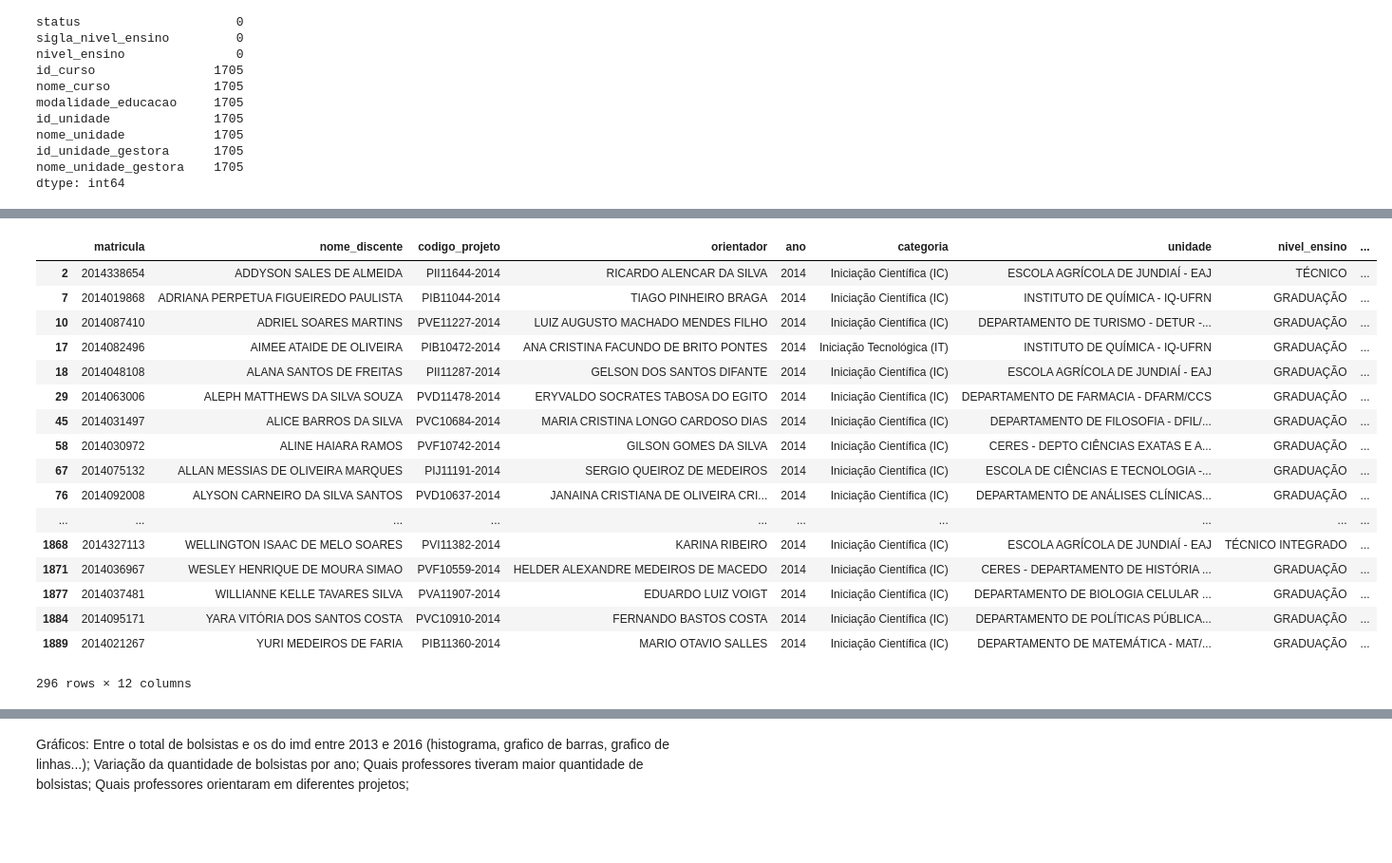
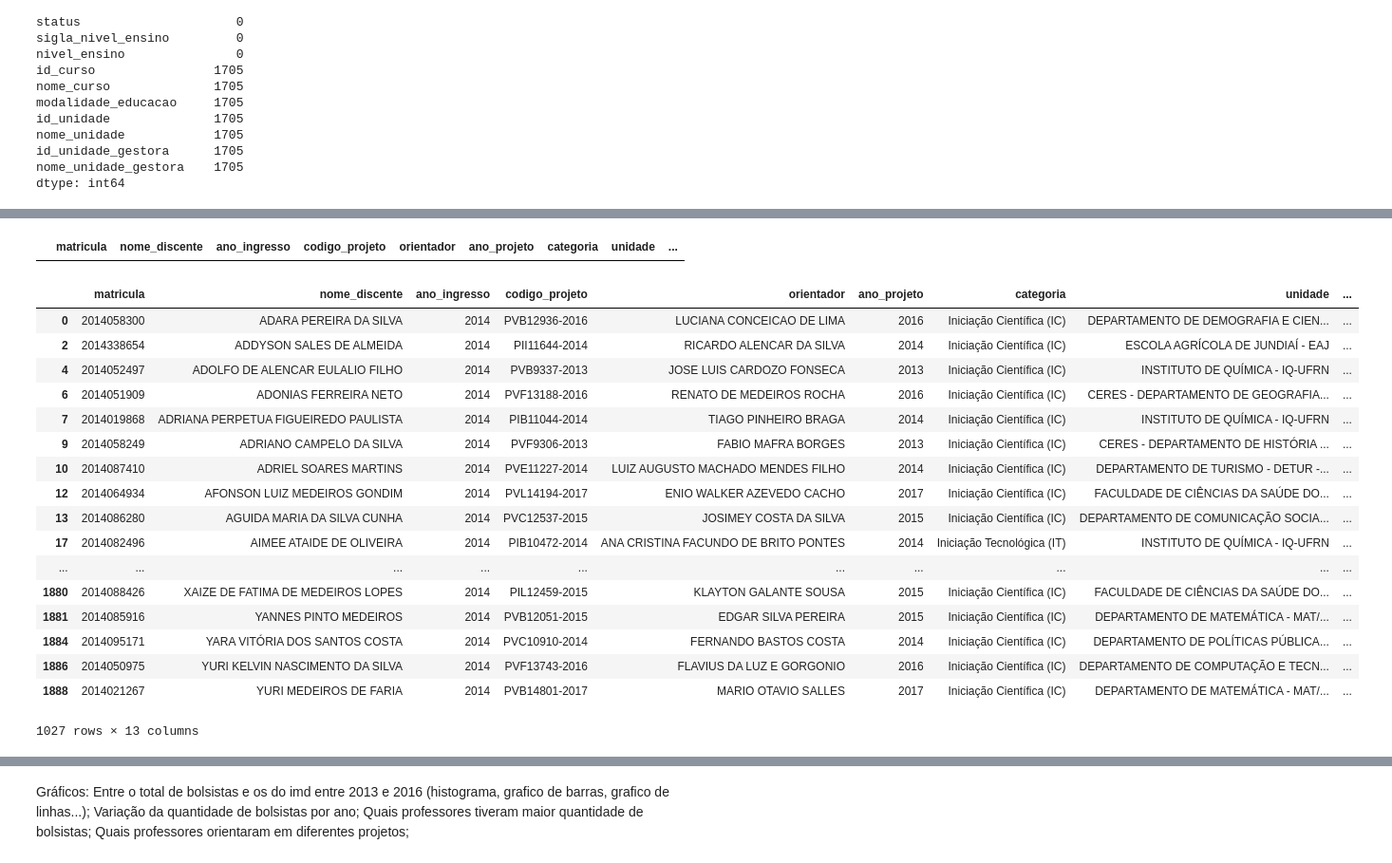
Before and after one commit to patysayonara/PROB_TRABALHO, a Jupyter notebook: Trabalho.ipynb, the cells around one changed output, grey strips where cells are left out. Shown at 95% size. Cells and saved outputs as stored; diff of their text form; code cells hidden in the pictures; blank space fills up the shorter version.

```diff
--- a/Trabalho.ipynb
+++ b/Trabalho.ipynb
@@ -30,6 +30,7 @@ bolsistas
 26712 rows × 21 columns
 # %%
 bolsistas.rename(columns={'status':'status_projeto'}, inplace=True)
+bolsistas.rename(columns={'ano': 'ano_projeto'}, inplace=True)
 # %%
 bolsistas
 # %% [output]
@@ -483,26 +484,29 @@ bolsistas_discentes2013
+# %%
+bolsistas_discentes2013[(bolsistas_discentes2013.matricula.duplicated() == True) & (bolsistas_discentes2013.codigo_projeto.duplicated() == True)]
+# %% [output]
+|  | matricula | nome_discente | ano_ingresso | codigo_projeto | orientador | ano_projeto | categoria | unidade | ... |
 # %%
-colunas = ["matricula", "nome_discente", "codigo_projeto", "orientador", "ano", "categoria", "unidade", "nivel_ensino", "status", "nome_curso", "nome_unidade", "nome_unidade_gestora"]
+colunas = ["matricula", "nome_discente", "ano_ingresso", "codigo_projeto", "orientador", "ano_projeto", "categoria", "unidade", "nivel_ensino", "status", "nome_curso", "nome_unidade", "nome_unidade_gestora"]
 merge_bolsistas_discentes2014 = pd.merge(bolsistas, discentes2014, on='matricula')[colunas]
-bolsistas_discentes2014 = merge_bolsistas_discentes2014[merge_bolsistas_discentes2014.ano == 2014]
-bolsistas_discentes2014 = bolsistas_discentes2014[~bolsistas_discentes2014.nome_discente.duplicated()]
+bolsistas_discentes2014 = merge_bolsistas_discentes2014[~merge_bolsistas_discentes2014.matricula.duplicated()]
 bolsistas_discentes2014
 # %% [output]
-|  | matricula | nome_discente | codigo_projeto | orientador | ano | categoria | unidade | nivel_ensino | ... |
-| 2 | 2014338654 | ADDYSON SALES DE ALMEIDA | PII11644-2014 | RICARDO ALENCAR DA SILVA | 2014 | Iniciação Científica (IC) | ESCOLA AGRÍCOLA DE JUNDIAÍ - EAJ | TÉCNICO | ... |
-| 7 | 2014019868 | ADRIANA PERPETUA FIGUEIREDO PAULISTA | PIB11044-2014 | TIAGO PINHEIRO BRAGA | 2014 | Iniciação Científica (IC) | INSTITUTO DE QUÍMICA - IQ-UFRN | GRADUAÇÃO | ... |
-| 10 | 2014087410 | ADRIEL SOARES MARTINS | PVE11227-2014 | LUIZ AUGUSTO MACHADO MENDES FILHO | 2014 | Iniciação Científica (IC) | DEPARTAMENTO DE TURISMO - DETUR -... | GRADUAÇÃO | ... |
-| 17 | 2014082496 | AIMEE ATAIDE DE OLIVEIRA | PIB10472-2014 | ANA CRISTINA FACUNDO DE BRITO PONTES | 2014 | Iniciação Tecnológica (IT) | INSTITUTO DE QUÍMICA - IQ-UFRN | GRADUAÇÃO | ... |
-| 18 | 2014048108 | ALANA SANTOS DE FREITAS | PII11287-2014 | GELSON DOS SANTOS DIFANTE | 2014 | Iniciação Científica (IC) | ESCOLA AGRÍCOLA DE JUNDIAÍ - EAJ | GRADUAÇÃO | ... |
-| 29 | 2014063006 | ALEPH MATTHEWS DA SILVA SOUZA | PVD11478-2014 | ERYVALDO SOCRATES TABOSA DO EGITO | 2014 | Iniciação Científica (IC) | DEPARTAMENTO DE FARMACIA - DFARM/CCS | GRADUAÇÃO | ... |
-| 45 | 2014031497 | ALICE BARROS DA SILVA | PVC10684-2014 | MARIA CRISTINA LONGO CARDOSO DIAS | 2014 | Iniciação Científica (IC) | DEPARTAMENTO DE FILOSOFIA - DFIL/... | GRADUAÇÃO | ... |
-| 58 | 2014030972 | ALINE HAIARA RAMOS | PVF10742-2014 | GILSON GOMES DA SILVA | 2014 | Iniciação Científica (IC) | CERES - DEPTO CIÊNCIAS EXATAS E A... | GRADUAÇÃO | ... |
-| 67 | 2014075132 | ALLAN MESSIAS DE OLIVEIRA MARQUES | PIJ11191-2014 | SERGIO QUEIROZ DE MEDEIROS | 2014 | Iniciação Científica (IC) | ESCOLA DE CIÊNCIAS E TECNOLOGIA -... | GRADUAÇÃO | ... |
-| 76 | 2014092008 | ALYSON CARNEIRO DA SILVA SANTOS | PVD10637-2014 | JANAINA CRISTIANA DE OLIVEIRA CRI... | 2014 | Iniciação Científica (IC) | DEPARTAMENTO DE ANÁLISES CLÍNICAS... | GRADUAÇÃO | ... |
+|  | matricula | nome_discente | ano_ingresso | codigo_projeto | orientador | ano_projeto | categoria | unidade | ... |
+| 0 | 2014058300 | ADARA PEREIRA DA SILVA | 2014 | PVB12936-2016 | LUCIANA CONCEICAO DE LIMA | 2016 | Iniciação Científica (IC) | DEPARTAMENTO DE DEMOGRAFIA E CIEN... | ... |
+| 2 | 2014338654 | ADDYSON SALES DE ALMEIDA | 2014 | PII11644-2014 | RICARDO ALENCAR DA SILVA | 2014 | Iniciação Científica (IC) | ESCOLA AGRÍCOLA DE JUNDIAÍ - EAJ | ... |
+| 4 | 2014052497 | ADOLFO DE ALENCAR EULALIO FILHO | 2014 | PVB9337-2013 | JOSE LUIS CARDOZO FONSECA | 2013 | Iniciação Científica (IC) | INSTITUTO DE QUÍMICA - IQ-UFRN | ... |
+| 6 | 2014051909 | ADONIAS FERREIRA NETO | 2014 | PVF13188-2016 | RENATO DE MEDEIROS ROCHA | 2016 | Iniciação Científica (IC) | CERES - DEPARTAMENTO DE GEOGRAFIA... | ... |
+| 7 | 2014019868 | ADRIANA PERPETUA FIGUEIREDO PAULISTA | 2014 | PIB11044-2014 | TIAGO PINHEIRO BRAGA | 2014 | Iniciação Científica (IC) | INSTITUTO DE QUÍMICA - IQ-UFRN | ... |
+| 9 | 2014058249 | ADRIANO CAMPELO DA SILVA | 2014 | PVF9306-2013 | FABIO MAFRA BORGES | 2013 | Iniciação Científica (IC) | CERES - DEPARTAMENTO DE HISTÓRIA ... | ... |
+| 10 | 2014087410 | ADRIEL SOARES MARTINS | 2014 | PVE11227-2014 | LUIZ AUGUSTO MACHADO MENDES FILHO | 2014 | Iniciação Científica (IC) | DEPARTAMENTO DE TURISMO - DETUR -... | ... |
+| 12 | 2014064934 | AFONSON LUIZ MEDEIROS GONDIM | 2014 | PVL14194-2017 | ENIO WALKER AZEVEDO CACHO | 2017 | Iniciação Científica (IC) | FACULDADE DE CIÊNCIAS DA SAÚDE DO... | ... |
+| 13 | 2014086280 | AGUIDA MARIA DA SILVA CUNHA | 2014 | PVC12537-2015 | JOSIMEY COSTA DA SILVA | 2015 | Iniciação Científica (IC) | DEPARTAMENTO DE COMUNICAÇÃO SOCIA... | ... |
+| 17 | 2014082496 | AIMEE ATAIDE DE OLIVEIRA | 2014 | PIB10472-2014 | ANA CRISTINA FACUNDO DE BRITO PONTES | 2014 | Iniciação Tecnológica (IT) | INSTITUTO DE QUÍMICA - IQ-UFRN | ... |
 | ... | ... | ... | ... | ... | ... | ... | ... | ... | ... |
-| 1868 | 2014327113 | WELLINGTON ISAAC DE MELO SOARES | PVI11382-2014 | KARINA RIBEIRO | 2014 | Iniciação Científica (IC) | ESCOLA AGRÍCOLA DE JUNDIAÍ - EAJ | TÉCNICO INTEGRADO | ... |
-| 1871 | 2014036967 | WESLEY HENRIQUE DE MOURA SIMAO | PVF10559-2014 | HELDER ALEXANDRE MEDEIROS DE MACEDO | 2014 | Iniciação Científica (IC) | CERES - DEPARTAMENTO DE HISTÓRIA ... | GRADUAÇÃO | ... |
-| 1877 | 2014037481 | WILLIANNE KELLE TAVARES SILVA | PVA11907-2014 | EDUARDO LUIZ VOIGT | 2014 | Iniciação Científica (IC) | DEPARTAMENTO DE BIOLOGIA CELULAR ... | GRADUAÇÃO | ... |
-| 1884 | 2014095171 | YARA VITÓRIA DOS SANTOS COSTA | PVC10910-2014 | FERNANDO BASTOS COSTA | 2014 | Iniciação Científica (IC) | DEPARTAMENTO DE POLÍTICAS PÚBLICA... | GRADUAÇÃO | ... |
-| 1889 | 2014021267 | YURI MEDEIROS DE FARIA | PIB11360-2014 | MARIO OTAVIO SALLES | 2014 | Iniciação Científica (IC) | DEPARTAMENTO DE MATEMÁTICA - MAT/... | GRADUAÇÃO | ... |
+| 1880 | 2014088426 | XAIZE DE FATIMA DE MEDEIROS LOPES | 2014 | PIL12459-2015 | KLAYTON GALANTE SOUSA | 2015 | Iniciação Científica (IC) | FACULDADE DE CIÊNCIAS DA SAÚDE DO... | ... |
+| 1881 | 2014085916 | YANNES PINTO MEDEIROS | 2014 | PVB12051-2015 | EDGAR SILVA PEREIRA | 2015 | Iniciação Científica (IC) | DEPARTAMENTO DE MATEMÁTICA - MAT/... | ... |
+| 1884 | 2014095171 | YARA VITÓRIA DOS SANTOS COSTA | 2014 | PVC10910-2014 | FERNANDO BASTOS COSTA | 2014 | Iniciação Científica (IC) | DEPARTAMENTO DE POLÍTICAS PÚBLICA... | ... |
+| 1886 | 2014050975 | YURI KELVIN NASCIMENTO DA SILVA | 2014 | PVF13743-2016 | FLAVIUS DA LUZ E GORGONIO | 2016 | Iniciação Científica (IC) | DEPARTAMENTO DE COMPUTAÇÃO E TECN... | ... |
+| 1888 | 2014021267 | YURI MEDEIROS DE FARIA | 2014 | PVB14801-2017 | MARIO OTAVIO SALLES | 2017 | Iniciação Científica (IC) | DEPARTAMENTO DE MATEMÁTICA - MAT/... | ... |
-296 rows × 12 columns
+1027 rows × 13 columns
 # %%
```
Also changed, not shown: parts of 21 cells of this notebook.
